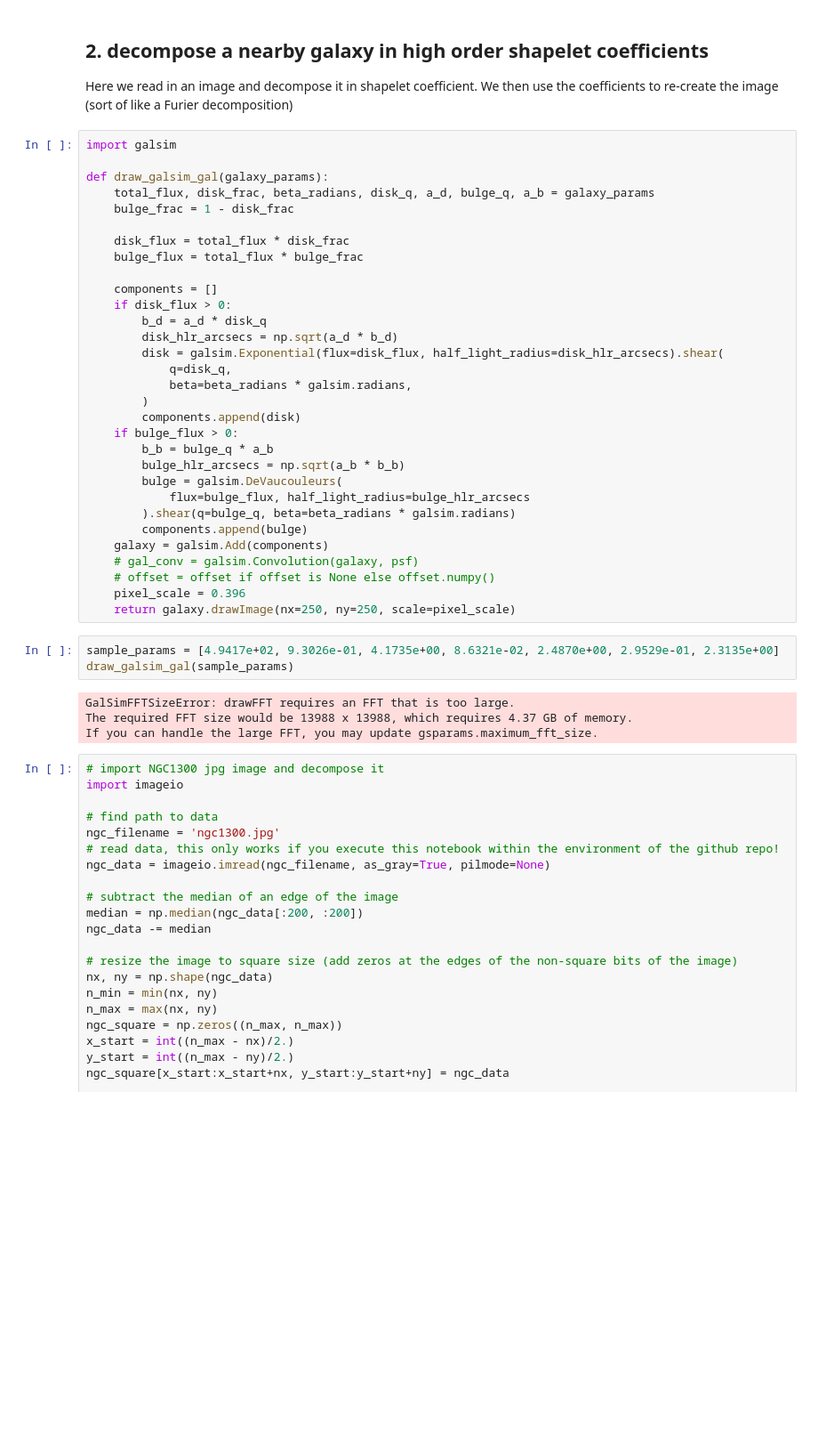
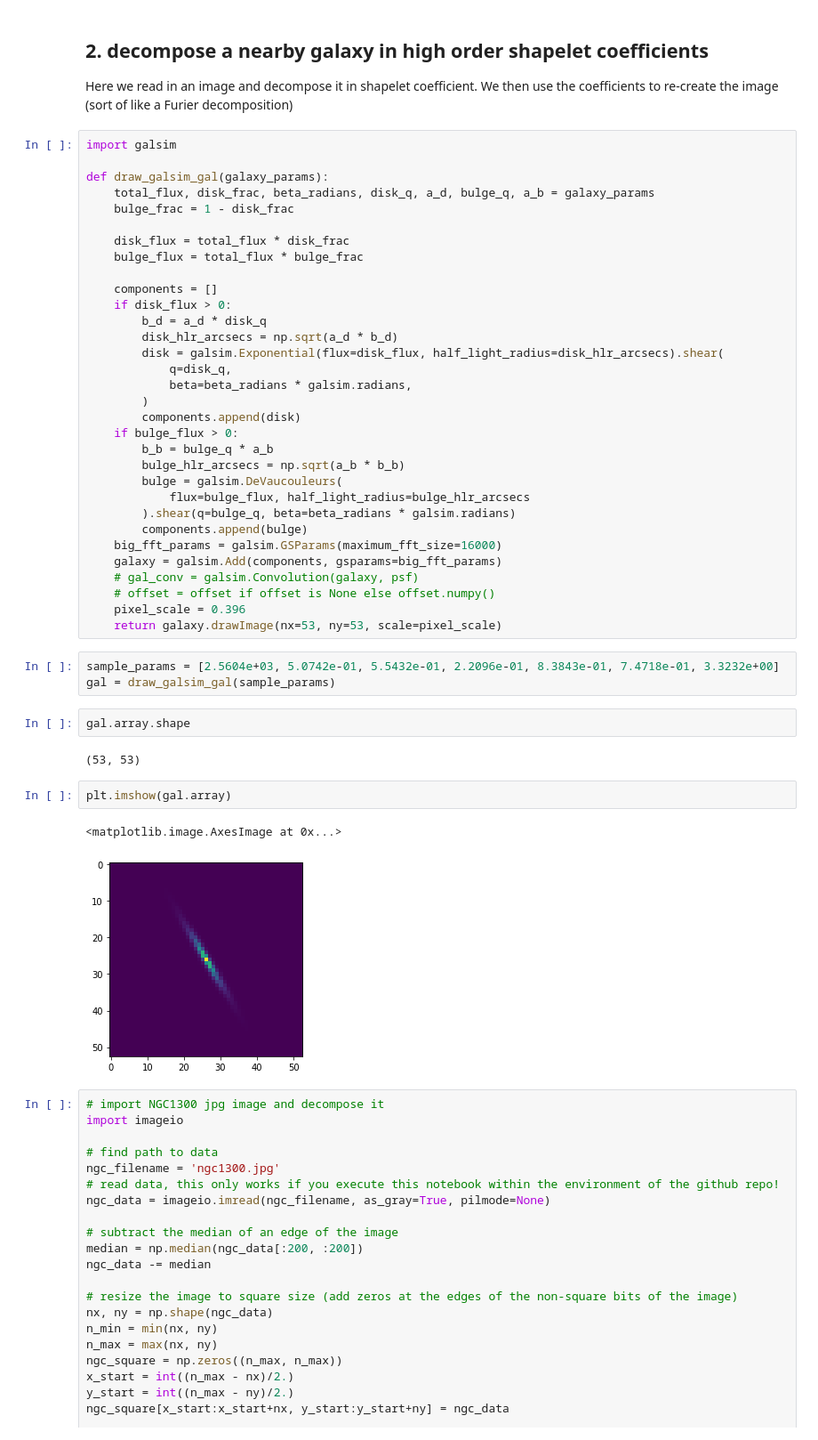
Before and after one commit to yashpatel5400/substructure, a Jupyter notebook: lenstronomy_example.ipynb, the cells around one changed output. Shown: that part at 89% size. Drawn from its saved outputs; the diff is of its cells as text; blank space fills up the shorter version.

```diff
--- a/lenstronomy_example.ipynb
+++ b/lenstronomy_example.ipynb
@@ -140,18 +140,24 @@ def draw_galsim_gal(galaxy_params):
             flux=bulge_flux, half_light_radius=bulge_hlr_arcsecs
         ).shear(q=bulge_q, beta=beta_radians * galsim.radians)
         components.append(bulge)
-    galaxy = galsim.Add(components)
+    big_fft_params = galsim.GSParams(maximum_fft_size=16000)
+    galaxy = galsim.Add(components, gsparams=big_fft_params)
     # gal_conv = galsim.Convolution(galaxy, psf)
     # offset = offset if offset is None else offset.numpy()
     pixel_scale = 0.396
-    return galaxy.drawImage(nx=250, ny=250, scale=pixel_scale)
+    return galaxy.drawImage(nx=53, ny=53, scale=pixel_scale)
-# %%
-sample_params = [4.9417e+02, 9.3026e-01, 4.1735e+00, 8.6321e-02, 2.4870e+00, 2.9529e-01, 2.3135e+00]
-draw_galsim_gal(sample_params)
-# %% [output]
-GalSimFFTSizeError: drawFFT requires an FFT that is too large.
-The required FFT size would be 13988 x 13988, which requires 4.37 GB of memory.
-If you can handle the large FFT, you may update gsparams.maximum_fft_size.
+# %%
+sample_params = [2.5604e+03, 5.0742e-01, 5.5432e-01, 2.2096e-01, 8.3843e-01, 7.4718e-01, 3.3232e+00]
+gal = draw_galsim_gal(sample_params)
+# %%
+gal.array.shape
+# %% [output]
+(53, 53)
+# %%
+plt.imshow(gal.array)
+# %% [output]
+<matplotlib.image.AxesImage at 0x...>
+[figure, added]
 # %%
 # import NGC1300 jpg image and decompose it
 import imageio
```
Also changed, not shown: parts of 2 cells of this notebook.
